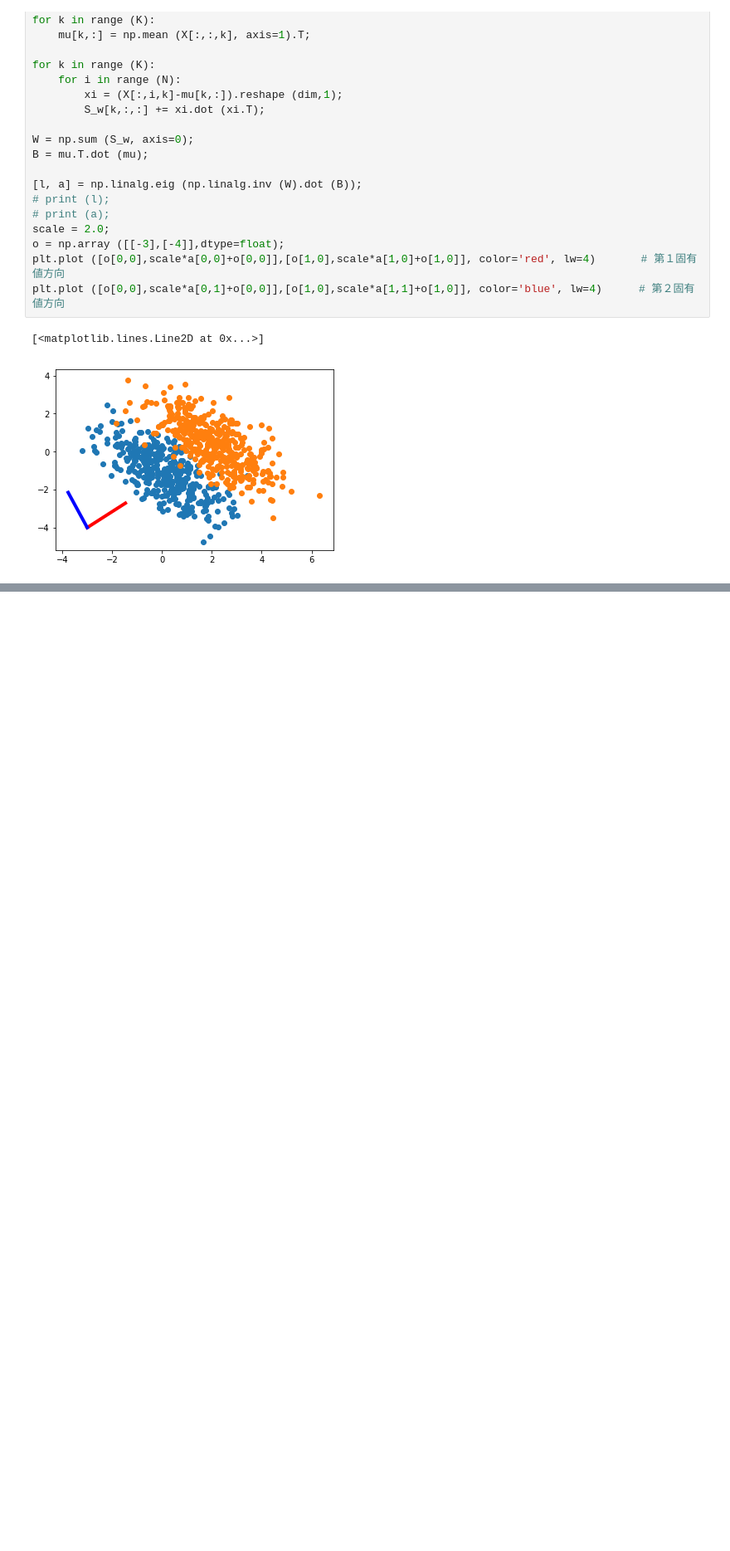
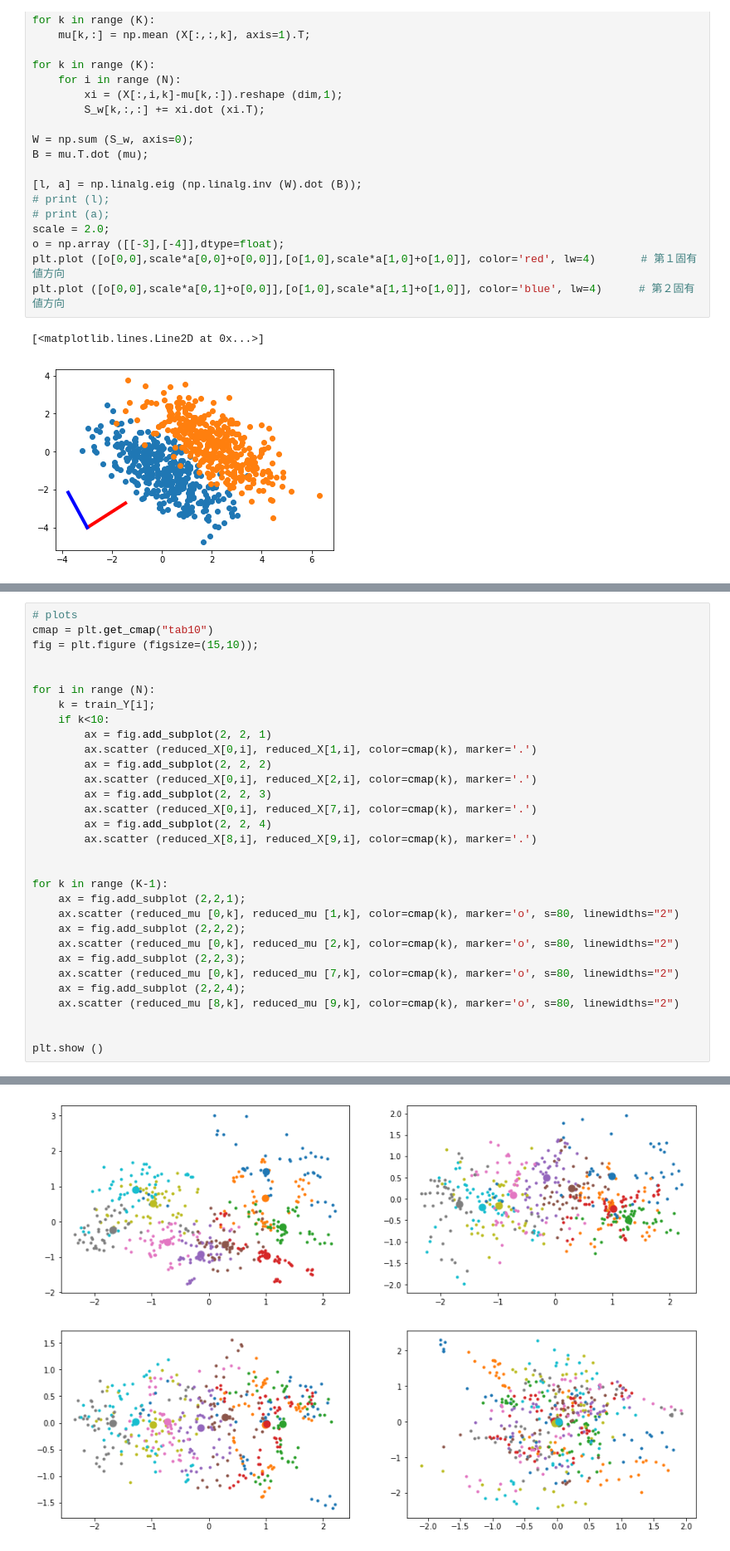
Before and after one commit to Ryuta339/ESL2_Chapter4, a Jupyter notebook: Fisher's LDA.ipynb, the cells around one changed output, grey strips where cells are left out. Shown at 83% size. Drawn from its saved outputs; the diff is of its cells as text; blank space fills up the shorter version.

```diff
--- a/Fisher's LDA.ipynb
+++ b/Fisher's LDA.ipynb
@@ -146,0 +158,32 @@ IndexError: too many indices for array
+# %%
+# plots
+cmap = plt.get_cmap("tab10")
+fig = plt.figure (figsize=(15,10));
+
+
+for i in range (N):
+    k = train_Y[i];
+    if k<10:
+        ax = fig.add_subplot(2, 2, 1)
+        ax.scatter (reduced_X[0,i], reduced_X[1,i], color=cmap(k), marker='.')
+        ax = fig.add_subplot(2, 2, 2)
+        ax.scatter (reduced_X[0,i], reduced_X[2,i], color=cmap(k), marker='.')
+        ax = fig.add_subplot(2, 2, 3)
+        ax.scatter (reduced_X[0,i], reduced_X[7,i], color=cmap(k), marker='.')
+        ax = fig.add_subplot(2, 2, 4)
+        ax.scatter (reduced_X[8,i], reduced_X[9,i], color=cmap(k), marker='.')
+
+
+for k in range (K-1):
+    ax = fig.add_subplot (2,2,1);
+    ax.scatter (reduced_mu [0,k], reduced_mu [1,k], color=cmap(k), marker='o', s=80, linewidths="2")
+    ax = fig.add_subplot (2,2,2);
+    ax.scatter (reduced_mu [0,k], reduced_mu [2,k], color=cmap(k), marker='o', s=80, linewidths="2")
+    ax = fig.add_subplot (2,2,3);
+    ax.scatter (reduced_mu [0,k], reduced_mu [7,k], color=cmap(k), marker='o', s=80, linewidths="2")
+    ax = fig.add_subplot (2,2,4);
+    ax.scatter (reduced_mu [8,k], reduced_mu [9,k], color=cmap(k), marker='o', s=80, linewidths="2")
+
+
+plt.show ()
+# %% [output]
@@ -146,0 +192 @@ IndexError: too many indices for array
+[figure, added]
```
Also changed, not shown: parts of 2 cells of this notebook.
